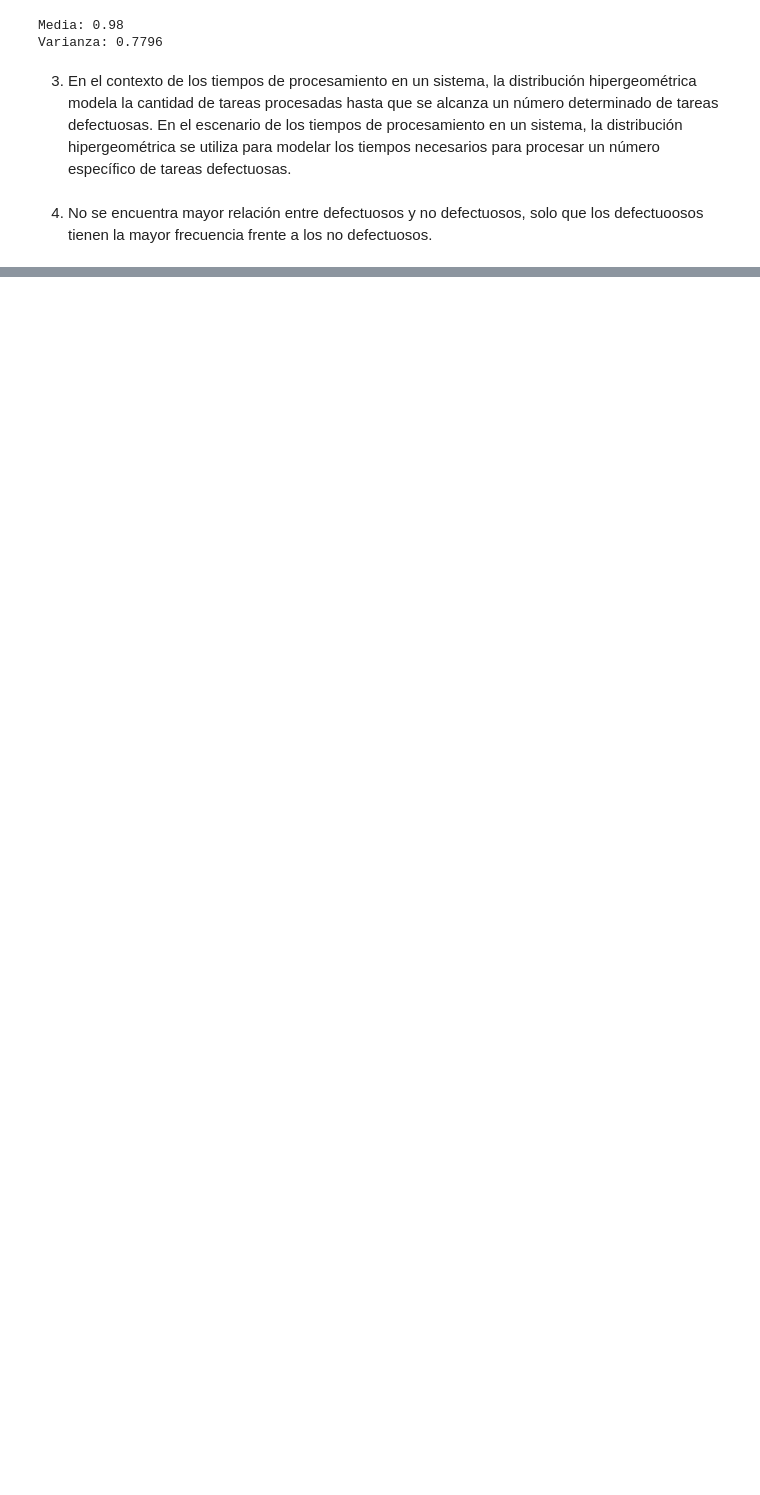
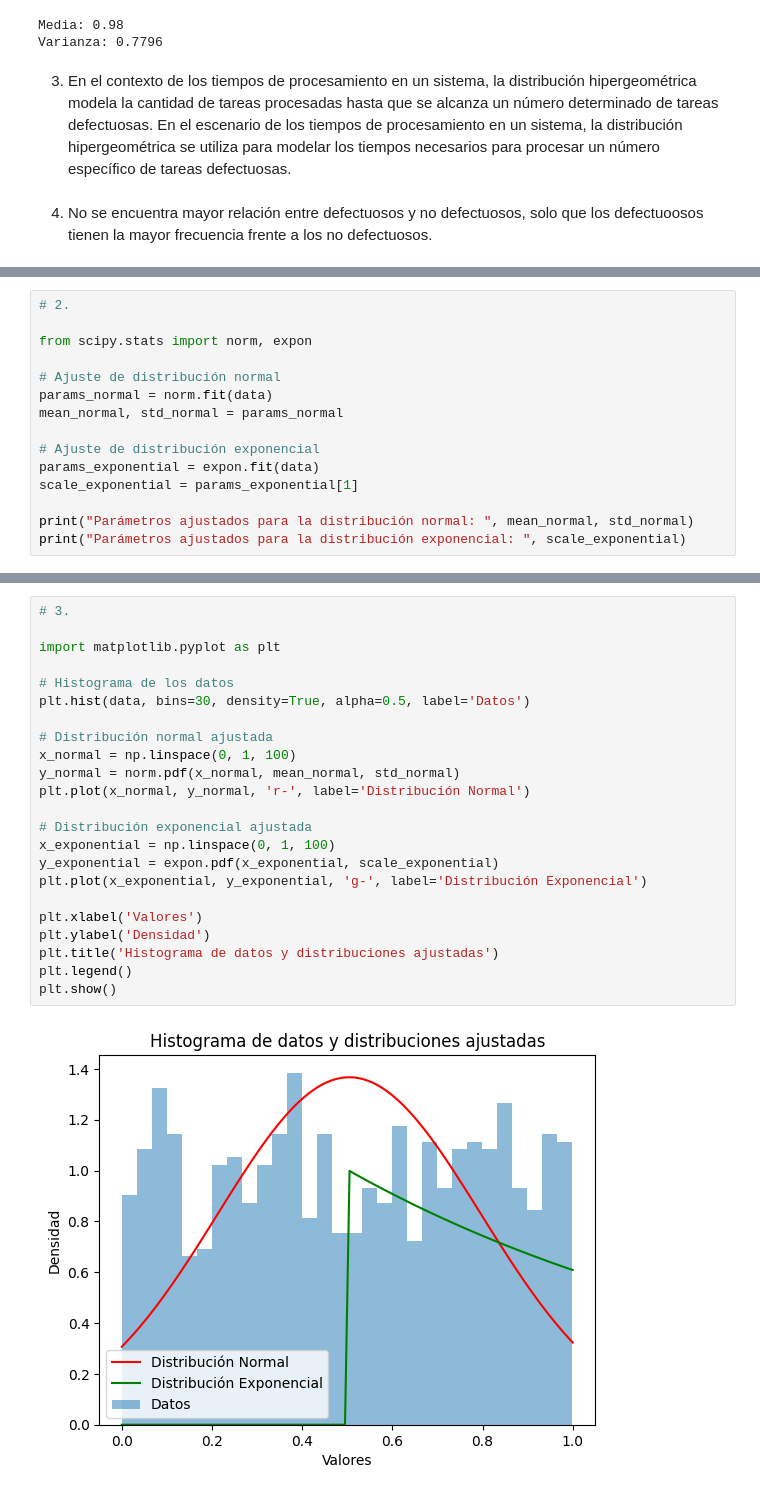
Before and after one commit to MarianoReyes/Lab2_ModSim, a Jupyter notebook: parte3.ipynb, the cells around one changed output, grey strips where cells are left out. Saved outputs shown, nothing was run; the diff lists cells and outputs as text; blank space fills up the shorter version.

```diff
--- a/parte3.ipynb
+++ b/parte3.ipynb
@@ -157,0 +187,15 @@ Varianza: 0.7796
+# %%
+# 2.
+
+from scipy.stats import norm, expon
+
+# Ajuste de distribución normal
+params_normal = norm.fit(data)
+mean_normal, std_normal = params_normal
+
+# Ajuste de distribución exponencial
+params_exponential = expon.fit(data)
+scale_exponential = params_exponential[1]
+
+print("Parámetros ajustados para la distribución normal: ", mean_normal, std_normal)
+print("Parámetros ajustados para la distribución exponencial: ", scale_exponential)
@@ -157,0 +205,25 @@ Varianza: 0.7796
+# %%
+# 3.
+
+import matplotlib.pyplot as plt
+
+# Histograma de los datos
+plt.hist(data, bins=30, density=True, alpha=0.5, label='Datos')
+
+# Distribución normal ajustada
+x_normal = np.linspace(0, 1, 100)
+y_normal = norm.pdf(x_normal, mean_normal, std_normal)
+plt.plot(x_normal, y_normal, 'r-', label='Distribución Normal')
+
+# Distribución exponencial ajustada
+x_exponential = np.linspace(0, 1, 100)
+y_exponential = expon.pdf(x_exponential, scale_exponential)
+plt.plot(x_exponential, y_exponential, 'g-', label='Distribución Exponencial')
+
+plt.xlabel('Valores')
+plt.ylabel('Densidad')
+plt.title('Histograma de datos y distribuciones ajustadas')
+plt.legend()
+plt.show()
+# %% [output]
+[figure, added]
```
Also changed, not shown: parts of 6 cells of this notebook.
